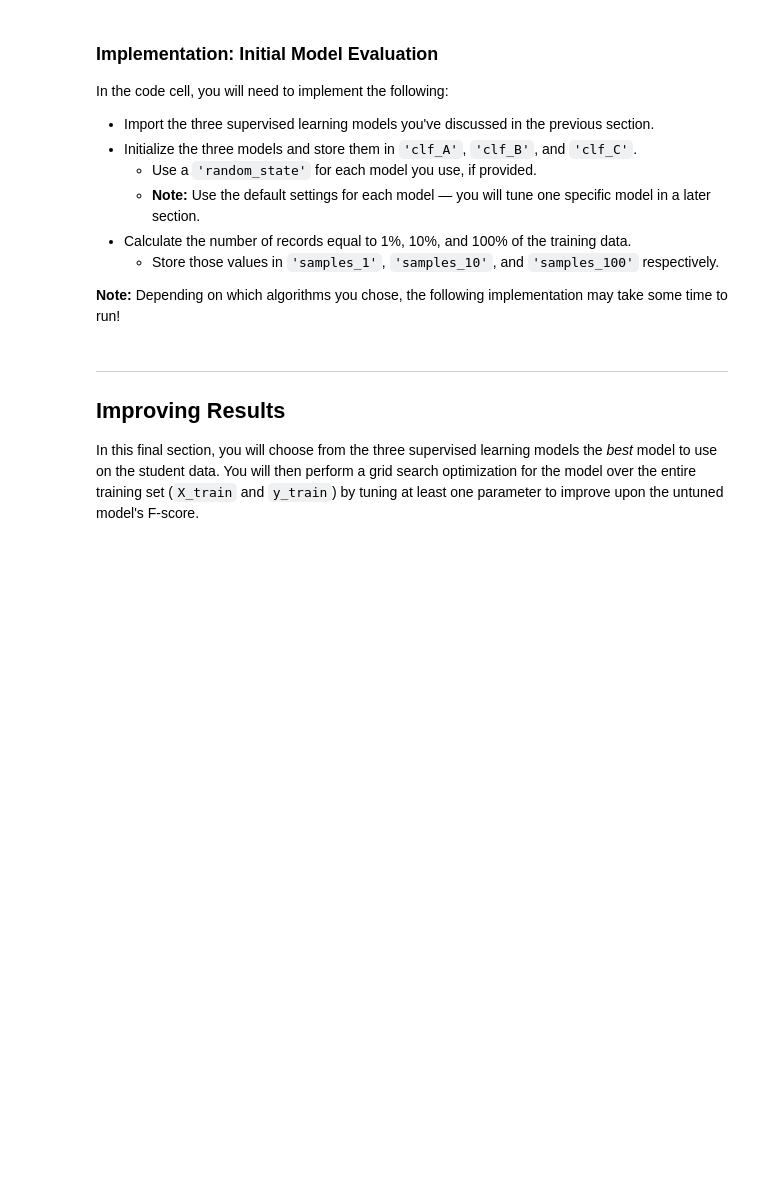
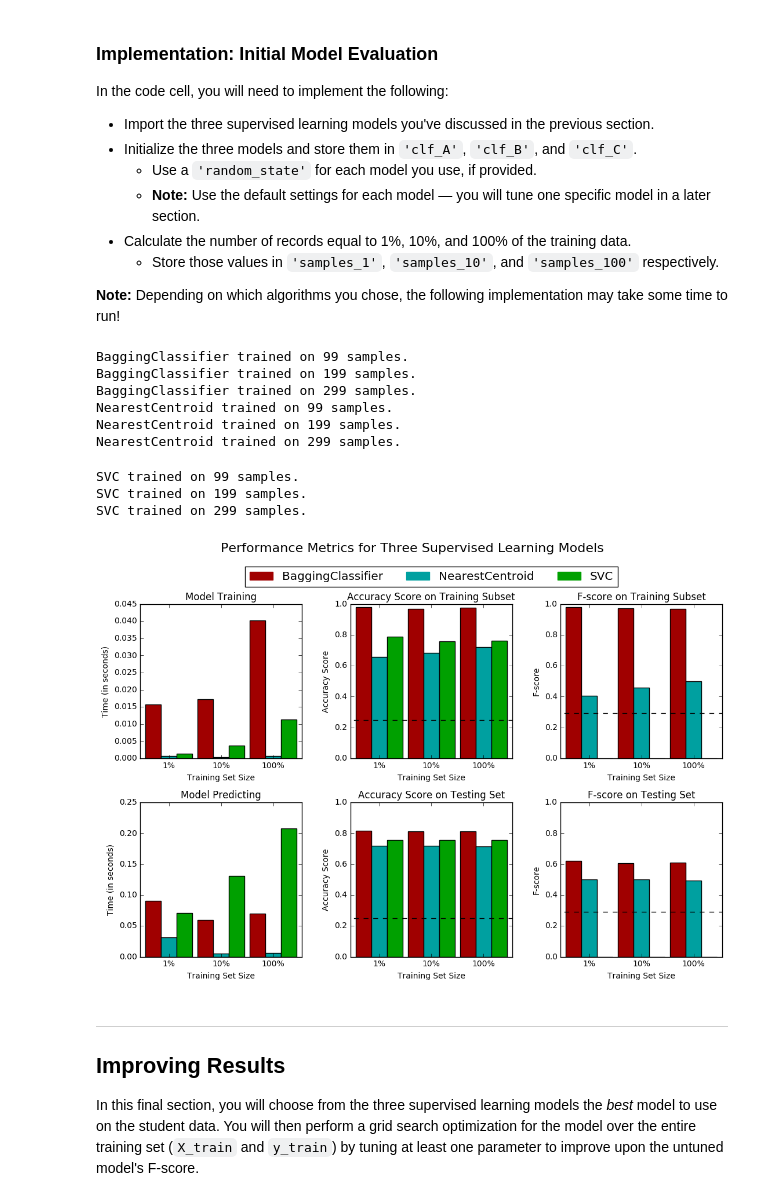
Before and after one commit to malin1982/Machine_Learning, a Jupyter notebook: P2_finding_doners/finding_donors.ipynb, the cells around one changed output. Cells and saved outputs as stored; diff of their text form; code cells hidden in the pictures; blank space fills up the shorter version.

```diff
--- a/P2_finding_doners/finding_donors.ipynb
+++ b/P2_finding_doners/finding_donors.ipynb
@@ -227,11 +227,14 @@ Looking at the distribution of classes (those who make at most \$50,000, and tho
 *If we chose a model that always predicted an individual made more than \$50,000, what would that model's accuracy and F-score be on this dataset?*
 **Note:** You must use the code cell below and assign your results to `'accuracy'` and `'fscore'` to be used later.
 # %%
+from sklearn.metrics import fbeta_score
+from sklearn.metrics import accuracy_score
+
 # TODO: Calculate accuracy
-accuracy = None
+accuracy = accuracy_score(y_true=['>50K']*n_greater_50k+['<=50K']*n_at_most_50k, y_pred=['>50K']*n_records )
 
 # TODO: Calculate F-score using the formula above for beta = 0.5
-fscore = None
+fscore = fbeta_score(y_true= ['>50K']*n_greater_50k+['<=50K']*n_at_most_50k, y_pred=['>50K']*n_records, beta=0.5, pos_label = '>50K', average='binary')
 
 # Print the results
-print "Naive Predictor: [Accuracy score: {:.4f}, F-score: {:.4f}]".format(accuracy, fscore)
+print ("Naive Predictor: [Accuracy score: {:.4f}, F-score: {:.4f}]".format(accuracy, fscore))
@@ -280,14 +285,15 @@ def train_predict(learner, sample_size, X_train, y_train, X_test, y_test):
     '''
 
     results = {}
-
+    X_train = X_train[:sample_size]
+    y_train = y_train[:sample_size]
     # TODO: Fit the learner to the training data using slicing with 'sample_size'
     start = time() # Get start time
     learner.fit(X_train, y_train)
     end = time() # Get end time
 
     # TODO: Calculate the training time
-    results['train_time'] = start - end
+    results['train_time'] = end - start
 
     # TODO: Get the predictions on the test set,
     #       then get predictions on the first 300 training samples
@@ -297,22 +303,22 @@ def train_predict(learner, sample_size, X_train, y_train, X_test, y_test):
     end = time() # Get end time
 
     # TODO: Calculate the total prediction time
-    results['pred_time'] = start - end
+    results['pred_time'] = end - start
 
     # TODO: Compute accuracy on the first 300 training samples
-    results['acc_train'] = None
+    results['acc_train'] = learner.score(X_train, y_train)
 
     # TODO: Compute accuracy on test set
-    results['acc_test'] = None
+    results['acc_test'] = learner.score(X_test, y_test)
 
     # TODO: Compute F-score on the the first 300 training samples
-    results['f_train'] = None
+    results['f_train'] = fbeta_score(y_train, learner.predict(X_train), beta=0.5)
 
     # TODO: Compute F-score on the test set
-    results['f_test'] = None
+    results['f_test'] = fbeta_score(y_test, learner.predict(X_test), beta=0.5)
 
     # Success
-    print "{} trained on {} samples.".format(learner.__class__.__name__, sample_size)
+    print ("{} trained on {} samples.".format(learner.__class__.__name__, sample_size))
 
     # Return the results
     return results
@@ -329,28 +335,43 @@ In the code cell, you will need to implement the following:
 **Note:** Depending on which algorithms you chose, the following implementation may take some time to run!
 # %%
 # TODO: Import the three supervised learning models from sklearn
+from sklearn.ensemble import BaggingClassifier
+from sklearn.tree import DecisionTreeClassifier
+from sklearn.neighbors.nearest_centroid import NearestCentroid
+from sklearn.svm import SVC
 
 # TODO: Initialize the three models
-clf_A = None
-clf_B = None
-clf_C = None
+clf_A = BaggingClassifier(DecisionTreeClassifier(random_state=0))
+clf_B = NearestCentroid()
+clf_C = SVC(random_state=0)
 
 # TODO: Calculate the number of samples for 1%, 10%, and 100% of the training data
-samples_1 = None
-samples_10 = None
-samples_100 = None
+samples_1 = 99
+samples_10 = 199
+samples_100 = 299
 
 # Collect results on the learners
 results = {}
 for clf in [clf_A, clf_B, clf_C]:
     clf_name = clf.__class__.__name__
     results[clf_name] = {}
     for i, samples in enumerate([samples_1, samples_10, samples_100]):
         results[clf_name][i] = \
         train_predict(clf, samples, X_train, y_train, X_test, y_test)
 
 # Run metrics visualization for the three supervised learning models chosen
 vs.evaluate(results, accuracy, fscore)
+# %% [output]
+BaggingClassifier trained on 99 samples.
+BaggingClassifier trained on 199 samples.
+BaggingClassifier trained on 299 samples.
+NearestCentroid trained on 99 samples.
+NearestCentroid trained on 199 samples.
+NearestCentroid trained on 299 samples.
+SVC trained on 99 samples.
+SVC trained on 199 samples.
+SVC trained on 299 samples.
+[figure, added]
 # %% [markdown]
 ----
 ## Improving Results
```
Also changed, not shown: parts of 3 cells of this notebook, 1 other file.
